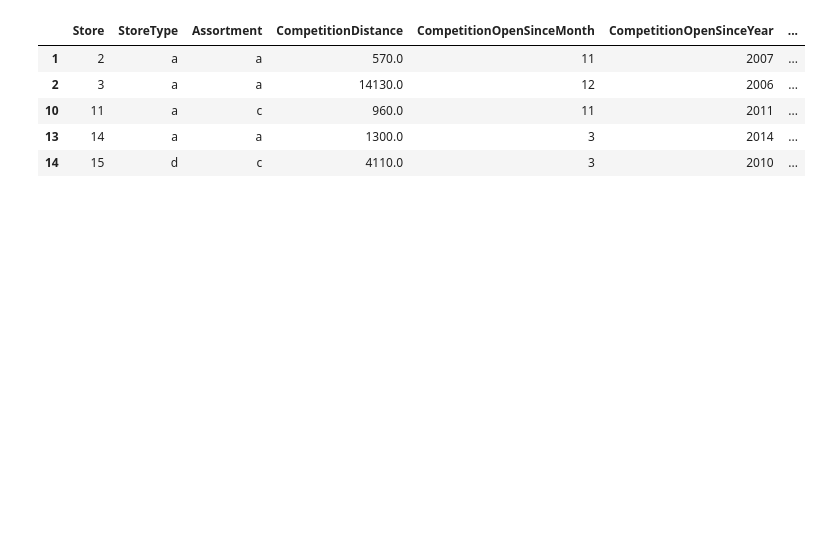
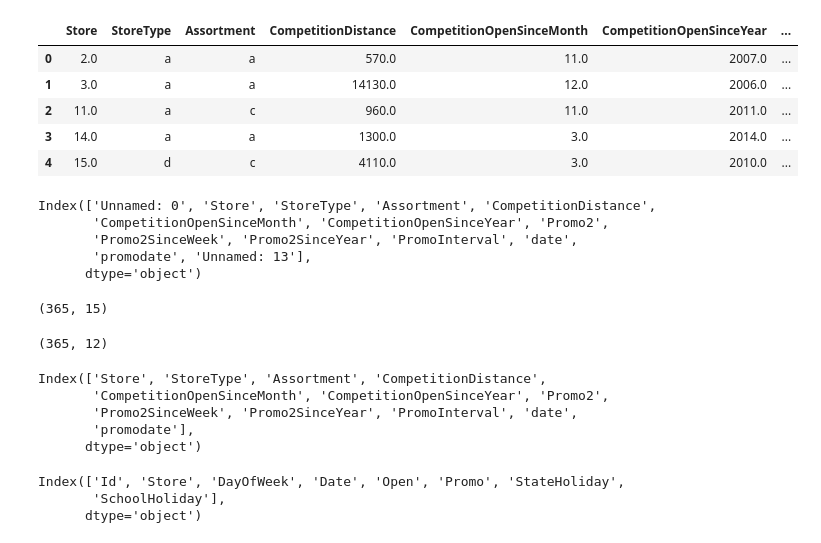
Before and after one commit to Endework/Forcast, a Jupyter notebook: notebooks/new.ipynb, the cells around one changed output. Cells and saved outputs as stored; diff of their text form; code cells hidden in the pictures; blank space fills up the shorter version.

```diff
--- a/notebooks/new.ipynb
+++ b/notebooks/new.ipynb
@@ -103,0 +80,4 @@ for year in df_store['Promo2SinceYear']:
+# %%
+data=pd.read_csv("../data\store1.csv")
+# %%
+data.dropna(inplace=True)
@@ -104,9 +116,39 @@ for year in df_store['Promo2SinceYear']:
 # %%
-df_store.head()
+data.head()
 # %% [output]
 |  | Store | StoreType | Assortment | CompetitionDistance | CompetitionOpenSinceMonth | CompetitionOpenSinceYear | ... |
-| 1 | 2 | a | a | 570.0 | 11 | 2007 | ... |
-| 2 | 3 | a | a | 14130.0 | 12 | 2006 | ... |
-| 10 | 11 | a | c | 960.0 | 11 | 2011 | ... |
-| 13 | 14 | a | a | 1300.0 | 3 | 2014 | ... |
-| 14 | 15 | d | c | 4110.0 | 3 | 2010 | ... |
+| 0 | 2.0 | a | a | 570.0 | 11.0 | 2007.0 | ... |
+| 1 | 3.0 | a | a | 14130.0 | 12.0 | 2006.0 | ... |
+| 2 | 11.0 | a | c | 960.0 | 11.0 | 2011.0 | ... |
+| 3 | 14.0 | a | a | 1300.0 | 3.0 | 2014.0 | ... |
+| 4 | 15.0 | d | c | 4110.0 | 3.0 | 2010.0 | ... |
+# %%
+data.columns
+# %% [output]
+Index(['Unnamed: 0', 'Store', 'StoreType', 'Assortment', 'CompetitionDistance',
+       'CompetitionOpenSinceMonth', 'CompetitionOpenSinceYear', 'Promo2',
+       'Promo2SinceWeek', 'Promo2SinceYear', 'PromoInterval', 'date',
+       'promodate', 'Unnamed: 13'],
+      dtype='object')
+# %%
+df_store.shape
+# %% [output]
+(365, 15)
+# %%
+data.shape
+# %% [output]
+(365, 12)
+# %%
+data.columns
+# %% [output]
+Index(['Store', 'StoreType', 'Assortment', 'CompetitionDistance',
+       'CompetitionOpenSinceMonth', 'CompetitionOpenSinceYear', 'Promo2',
+       'Promo2SinceWeek', 'Promo2SinceYear', 'PromoInterval', 'date',
+       'promodate'],
+      dtype='object')
+# %%
+df_test.columns
+# %% [output]
+Index(['Id', 'Store', 'DayOfWeek', 'Date', 'Open', 'Promo', 'StateHoliday',
+       'SchoolHoliday'],
+      dtype='object')
```
Also changed, not shown: parts of 31 cells of this notebook.
